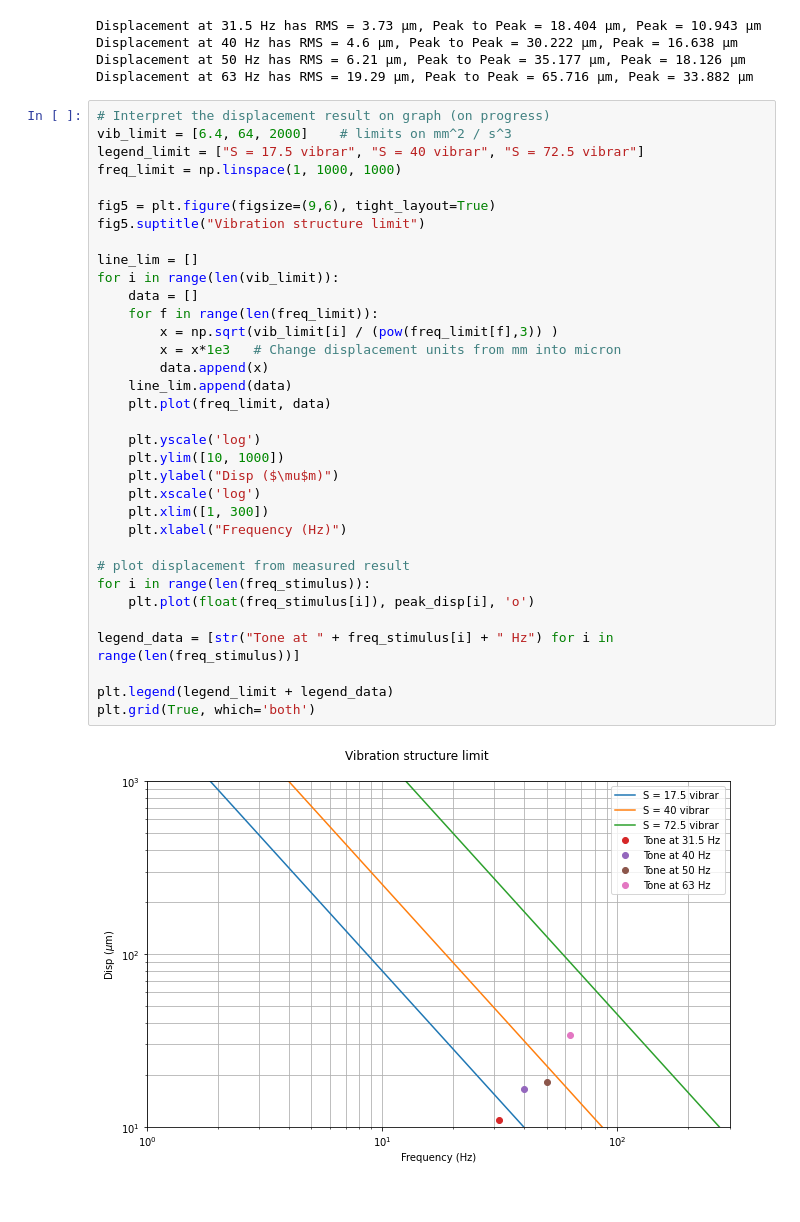
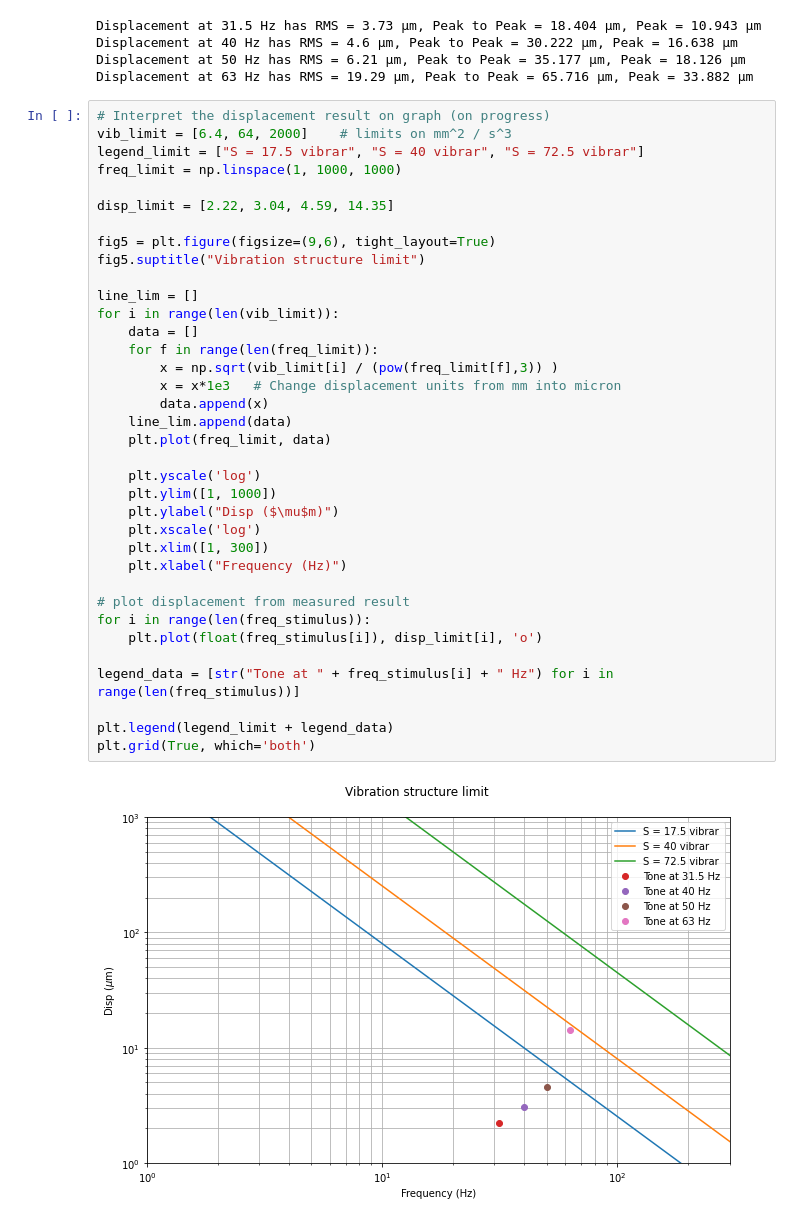
Before and after one commit to VibrasticLab/General_Projects, a Jupyter notebook: JLL_CWO_Okt_2023/data_process.ipynb, the cells around one changed output. Saved outputs shown, nothing was run; the diff lists cells and outputs as text.

```diff
--- a/JLL_CWO_Okt_2023/data_process.ipynb
+++ b/JLL_CWO_Okt_2023/data_process.ipynb
@@ -264,34 +267,36 @@ Displacement at 63 Hz has RMS = 19.29 μm, Peak to Peak = 65.716 μm, Peak = 33.
 vib_limit = [6.4, 64, 2000]    # limits on mm^2 / s^3
 legend_limit = ["S = 17.5 vibrar", "S = 40 vibrar", "S = 72.5 vibrar"]
 freq_limit = np.linspace(1, 1000, 1000)
+
+disp_limit = [2.22, 3.04, 4.59, 14.35]
 
 fig5 = plt.figure(figsize=(9,6), tight_layout=True)
 fig5.suptitle("Vibration structure limit")
 
 line_lim = []
 for i in range(len(vib_limit)):
     data = []
     for f in range(len(freq_limit)):
         x = np.sqrt(vib_limit[i] / (pow(freq_limit[f],3)) )
         x = x*1e3   # Change displacement units from mm into micron
         data.append(x)
     line_lim.append(data)
     plt.plot(freq_limit, data)
 
     plt.yscale('log')
-    plt.ylim([10, 1000])
+    plt.ylim([1, 1000])
     plt.ylabel("Disp ($\mu$m)")
     plt.xscale('log')
     plt.xlim([1, 300])
     plt.xlabel("Frequency (Hz)")
 
 # plot displacement from measured result
 for i in range(len(freq_stimulus)):
-    plt.plot(float(freq_stimulus[i]), peak_disp[i], 'o')
+    plt.plot(float(freq_stimulus[i]), disp_limit[i], 'o')
 
 legend_data = [str("Tone at " + freq_stimulus[i] + " Hz") for i in range(len(freq_stimulus))]
 
 plt.legend(legend_limit + legend_data)
 plt.grid(True, which='both')
 # %% [output]
-[figure, old version]
+[figure, new version]
```
Also changed, not shown: parts of 3 cells of this notebook, 1 other file.
